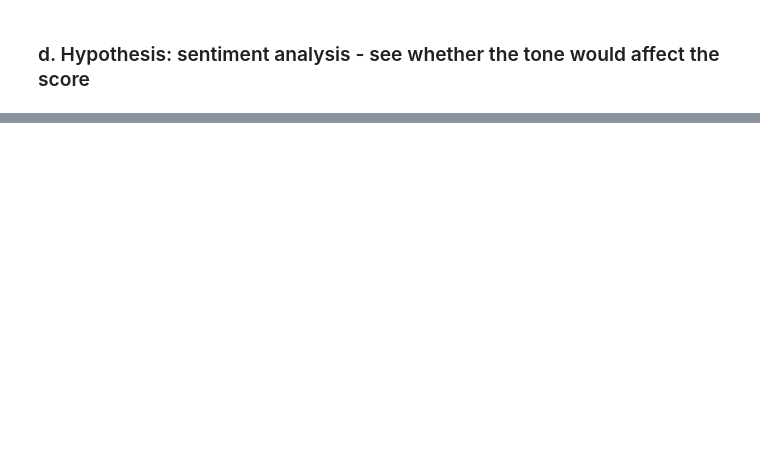
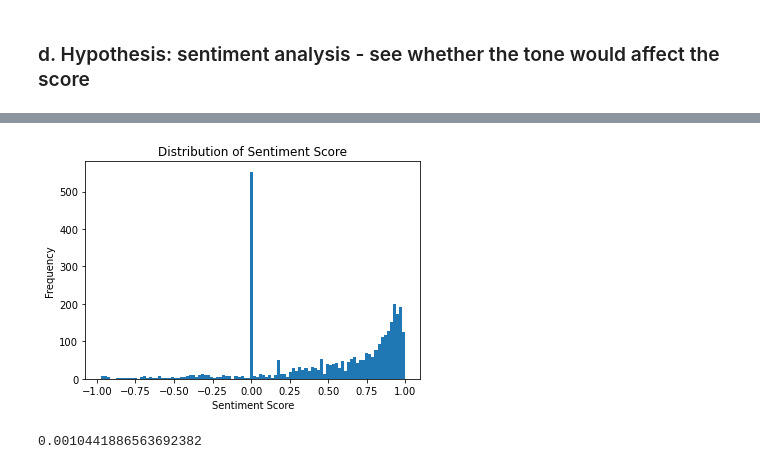
Before and after one commit to happysoymilk/beer_data_analysis, a Jupyter notebook: aml-fcp.ipynb, the cells around one changed output, grey strips where cells are left out. Cells and saved outputs as stored; diff of their text form; code cells hidden in the pictures; blank space fills up the shorter version.

```diff
--- a/aml-fcp.ipynb
+++ b/aml-fcp.ipynb
@@ -520,0 +675,10 @@ The higher the similarity, the more similar the business description and custome
+# %%
+# create a function to calculate the sentiment score
+sent_analyzer = SentimentIntensityAnalyzer()
+def sentiment_score(text):
+    score = sent_analyzer.polarity_scores(text)
+    return score['compound']
+
+# add the sentiment score to the dataframe
+data_nlp['sentiment_score'] = data_nlp['Description'].apply(sentiment_score)
+data_nlp.head()
@@ -520,0 +693,17 @@ The higher the similarity, the more similar the business description and custome
+# %%
+# plot the distribution of sentiment score
+plt.hist(data_nlp['sentiment_score'], bins=100)
+plt.xlabel('Sentiment Score')
+plt.ylabel('Frequency')
+plt.title('Distribution of Sentiment Score')
+plt.show()
+# %% [output]
+[figure, added]
+# %%
+# linear regression for the sentiment score and rating
+X = data_nlp[['sentiment_score']]
+y = data_nlp['Ave Rating']
+reg = LinearRegression().fit(X, y)
+reg.score(X, y)
+# %% [output]
+0.0010441886563692382
```
Also changed, not shown: parts of 16 cells of this notebook.
